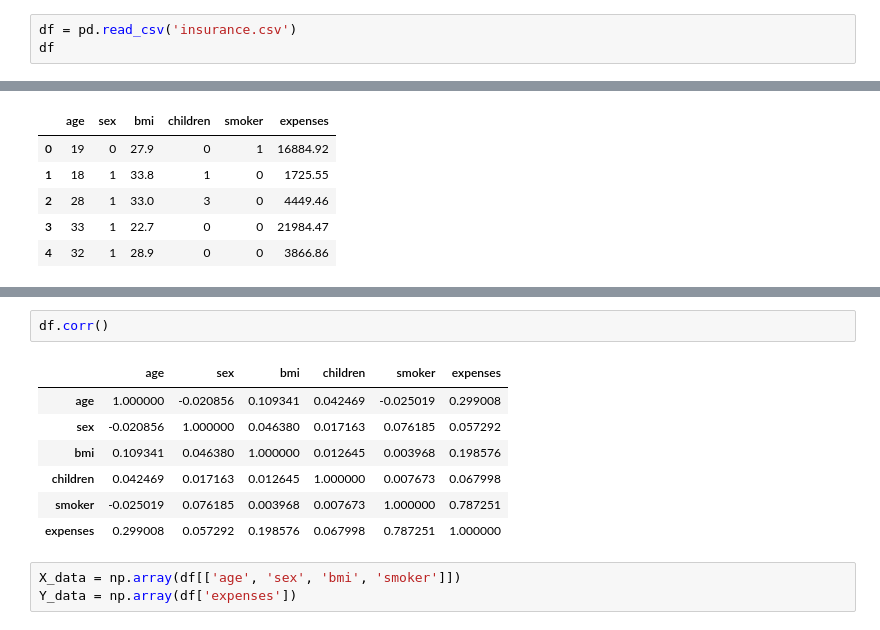
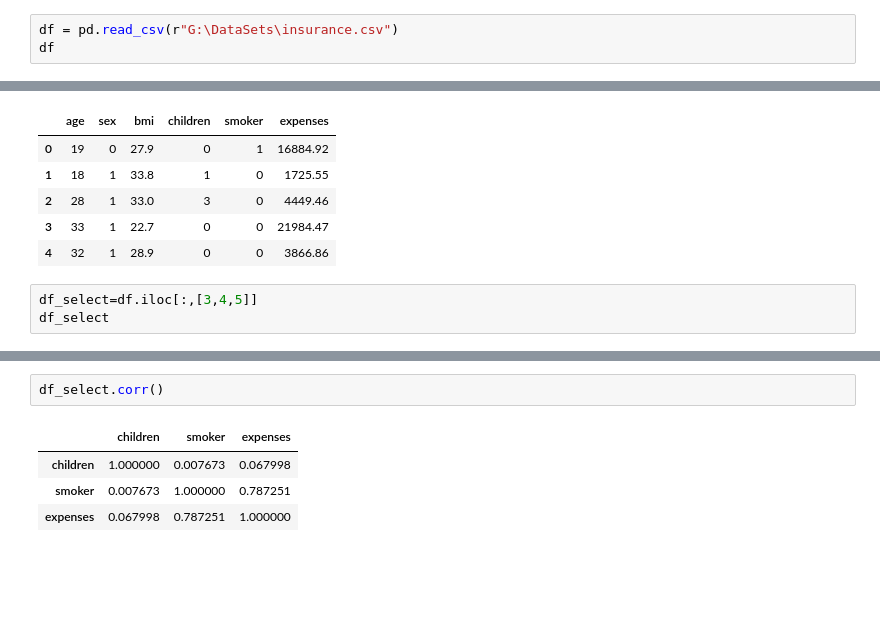
Before and after one commit to niladri60/Computational_Intelligence, a Jupyter notebook: Health_Insurance_Prediction.ipynb, the cells around one changed output, grey strips where cells are left out. Drawn from its saved outputs; the diff is of its cells as text; blank space fills up the shorter version.

Commit message:
Add Health Insurance Prediction

```diff
--- a/Health_Insurance_Prediction.ipynb
+++ b/Health_Insurance_Prediction.ipynb
@@ -6,6 +6,6 @@ import seaborn as sns
 from sklearn.linear_model import LinearRegression
 # %%
-df = pd.read_csv('insurance.csv')
+df = pd.read_csv(r"G:\DataSets\insurance.csv")
 df
 # %% [output]
 |  | age | sex | bmi | children | smoker | region | expenses |
@@ -115,3 +119,6 @@ df.head()
 | 2 | 28 | 1 | 33.0 | 3 | 0 | 4449.46 |
 | 3 | 33 | 1 | 22.7 | 0 | 0 | 21984.47 |
 | 4 | 32 | 1 | 28.9 | 0 | 0 | 3866.86 |
+# %%
+df_select=df.iloc[:,[3,4,5]]
+df_select
@@ -118,13 +139,7 @@ df.head()
 # %%
-df.corr()
+df_select.corr()
 # %% [output]
-|  | age | sex | bmi | children | smoker | expenses |
-| age | 1.000000 | -0.020856 | 0.109341 | 0.042469 | -0.025019 | 0.299008 |
-| sex | -0.020856 | 1.000000 | 0.046380 | 0.017163 | 0.076185 | 0.057292 |
-| bmi | 0.109341 | 0.046380 | 1.000000 | 0.012645 | 0.003968 | 0.198576 |
-| children | 0.042469 | 0.017163 | 0.012645 | 1.000000 | 0.007673 | 0.067998 |
-| smoker | -0.025019 | 0.076185 | 0.003968 | 0.007673 | 1.000000 | 0.787251 |
-| expenses | 0.299008 | 0.057292 | 0.198576 | 0.067998 | 0.787251 | 1.000000 |
+|  | children | smoker | expenses |
+| children | 1.000000 | 0.007673 | 0.067998 |
+| smoker | 0.007673 | 1.000000 | 0.787251 |
+| expenses | 0.067998 | 0.787251 | 1.000000 |
-# %%
-X_data = np.array(df[['age', 'sex', 'bmi', 'smoker']])
-Y_data = np.array(df['expenses'])
```
Also changed, not shown: parts of 32 cells of this notebook.
